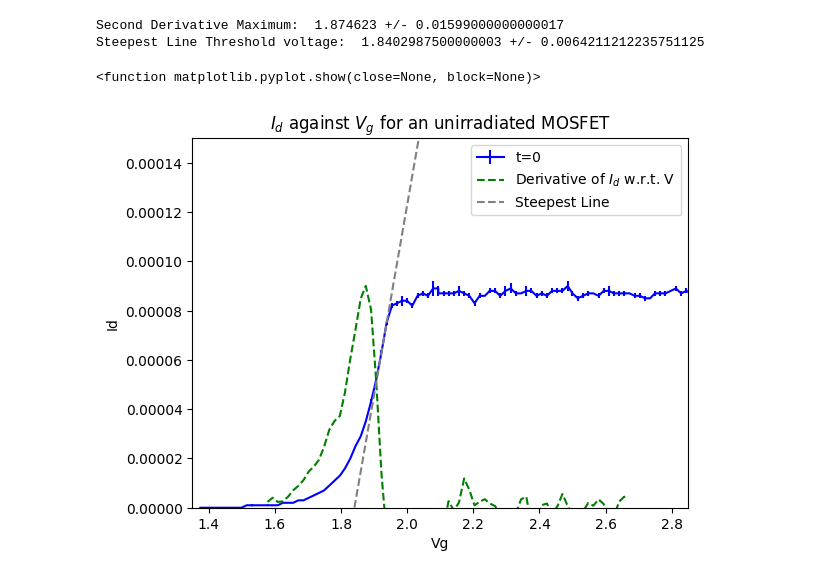
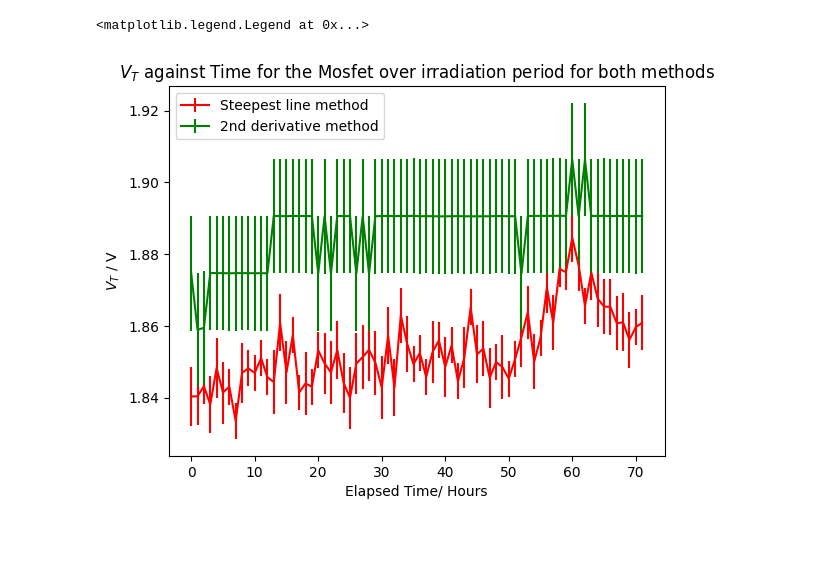
Before and after one commit to fhirstplace/Python-Labs-EDOS, a Jupyter notebook: xml graph maker (all).ipynb, the cells around one changed output. Drawn from its saved outputs; the diff is of its cells as text; code cells hidden in the pictures; blank space fills up the shorter version.

```diff
--- a/xml graph maker (all).ipynb
+++ b/xml graph maker (all).ipynb
@@ -167,8 +162,8 @@ def plot_steepest_threshold_time(datasets, times=None, colour = "red", label="st
     return [x_intercepts, errors]
 # %%
 #parse xml file
-data_file = 'xml_Data/Ba133_uniradiated_linear.xml'#'xml_Data/arch5irradiated_3_slower.xml'
-data_file2 = None
+data_file = 'xml_Data/Ba133_uniradiated_linear.xml'#
+data_file2 ='xml_Data/ba133_iradiated_linear.xml'
 
 datasets = xml_to_datasets(data_file)
 if data_file2 != None:
@@ -188,10 +240,13 @@ def fullplot_iv(datasets):
-# %%
-fig, ax = plt.subplots()
-ax = [ax]
-fullplot_iv(datasets)
-plt.show
-# %% [output]
-Second Derivative Maximum:  1.874623 +/- 0.01599000000000017
-Steepest Line Threshold voltage:  1.8402987500000003 +/- 0.0064211212235751125
-<function matplotlib.pyplot.show(close=None, block=None)>
-[figure, removed]
+# %%
+fig, ax = plt.subplots()
+ax = [ax]
+
+plot_steepest_threshold_time(datasets2)
+plot_derivative_thresholds_time(datasets2)
+plt.title( "$V_T$ against Time for the Mosfet over irradiation period for both methods")
+ax[0].set_ylabel('$V_T$ / V')
+ax[0].set_xlabel('Elapsed Time/ Hours')
+plt.legend(loc = 'upper left')
+# %% [output]
+<matplotlib.legend.Legend at 0x...>
+[figure, added]
```
Also changed, not shown: parts of 9 cells of this notebook, 2 other files.
